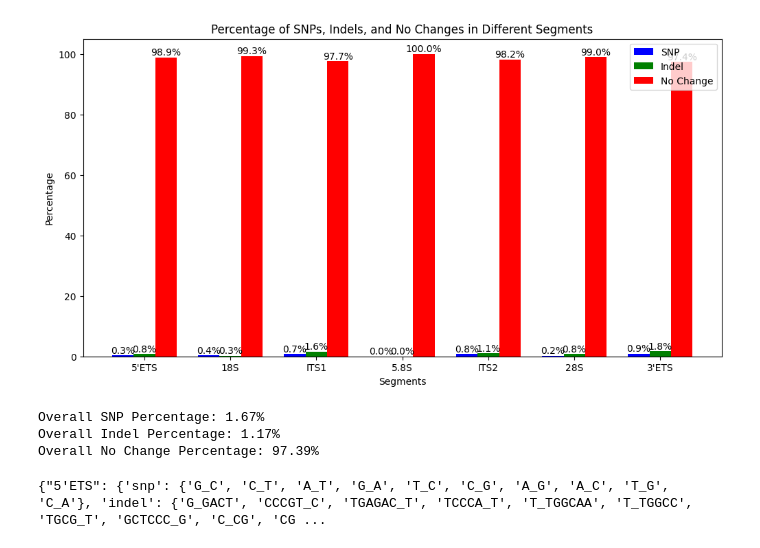
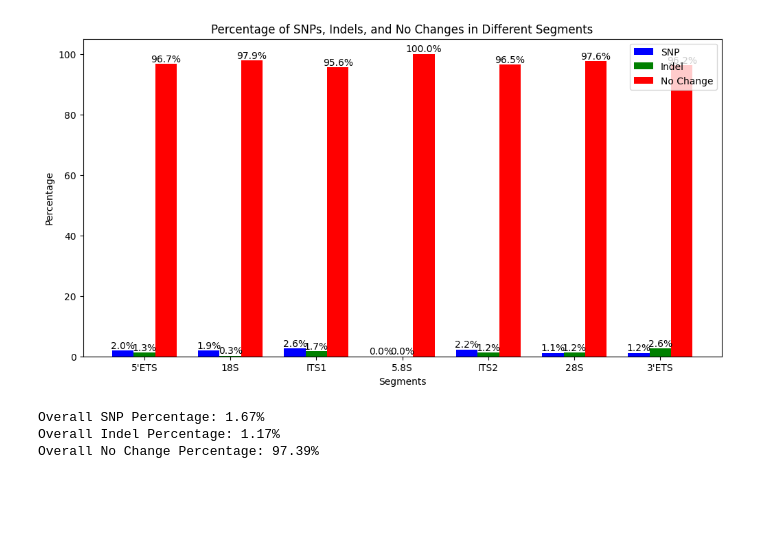
Before and after one commit to chowfi/Human-rDNA, a Jupyter notebook: notebooks/snp_indel_nochange_analysis.ipynb, the cells around one changed output. Saved outputs shown, nothing was run; the diff lists cells and outputs as text; code cells hidden in the pictures; blank space fills up the shorter version.

Commit message:
update to only count unique combinations in position_data, not segment_data

```diff
--- a/notebooks/snp_indel_nochange_analysis.ipynb
+++ b/notebooks/snp_indel_nochange_analysis.ipynb
@@ -15,6 +15,7 @@ all_positions = [
     [12970, 13314, "3'ETS"]
 ]
 
+# Initialize dictionaries to store counts of unique SNPs, indels, and no changes
 position_data = {i: {'snp': set(), 'indel': set(), 'no_change': 0} for i in range(1, 13315)}
 
 # Function to parse VCF files and classify SNPs and indels
@@ -39,29 +40,31 @@ def parse_vcf(file):
     for pos in no_change_positions:
         position_data[pos]['no_change'] += 1
 
+# Process each VCF file in the directory
 vcf_files = glob.glob(vcf_directory + '*.vcf')
 for vcf_file in vcf_files:
     parse_vcf(vcf_file)
 
-segment_data = {label: {'snp': set(), 'indel': set(), 'no_change': 0} for _, _, label in all_positions}
+# Prepare data for each segment
+segment_data = {label: {'snp': 0, 'indel': 0, 'no_change': 0} for _, _, label in all_positions}
 
 # Count occurrences for each segment
 for pos in range(1, 13315):
     for start, end, label in all_positions:
         if start <= pos <= end:
-            segment_data[label]['snp'].update(position_data[pos]['snp'])
-            segment_data[label]['indel'].update(position_data[pos]['indel'])
+            segment_data[label]['snp'] += len(position_data[pos]['snp'])
+            segment_data[label]['indel'] += len(position_data[pos]['indel'])
             segment_data[label]['no_change'] += position_data[pos]['no_change']
 
 # Calculate percentages for each segment
 segment_percentages = {}
 for label in segment_data:
-    total_count = (len(segment_data[label]['snp']) +
-                   len(segment_data[label]['indel']) +
+    total_count = (segment_data[label]['snp'] +
+                   segment_data[label]['indel'] +
                    segment_data[label]['no_change'])
     if total_count > 0:
-        snp_percentage = (len(segment_data[label]['snp']) / total_count) * 100
-        indel_percentage = (len(segment_data[label]['indel']) / total_count) * 100
+        snp_percentage = (segment_data[label]['snp'] / total_count) * 100
+        indel_percentage = (segment_data[label]['indel'] / total_count) * 100
         no_change_percentage = (segment_data[label]['no_change'] / total_count) * 100
     else:
         snp_percentage = indel_percentage = no_change_percentage = 0
@@ -72,6 +75,7 @@ for label in segment_data:
         'no_change': no_change_percentage
     }
 
+# Prepare data for histogram
 segments = list(segment_percentages.keys())
 snp_percentages = [segment_percentages[seg]['snp'] for seg in segments]
 indel_percentages = [segment_percentages[seg]['indel'] for seg in segments]
@@ -79,54 +83,49 @@ no_change_percentages = [segment_percentages[seg]['no_change'] for seg in segmen
 
 # Plotting the histogram
 bar_width = 0.25
 x = range(len(segments))
 
 plt.figure(figsize=(12, 6))
 
 bars1 = plt.bar(x, snp_percentages, color='b', width=bar_width, label='SNP')
 bars2 = plt.bar([p + bar_width for p in x], indel_percentages, color='g', width=bar_width, label='Indel')
 bars3 = plt.bar([p + bar_width * 2 for p in x], no_change_percentages, color='r', width=bar_width, label='No Change')
 
 plt.xlabel('Segments')
 plt.ylabel('Percentage')
 plt.title('Percentage of SNPs, Indels, and No Changes in Different Segments')
 plt.xticks([p + bar_width for p in x], segments)
 
 plt.legend()
 
 # Adding percentage labels
 def add_labels(bars):
     for bar in bars:
         height = bar.get_height()
         plt.text(bar.get_x() + bar.get_width() / 2.0, height, f'{height:.1f}%', ha='center', va='bottom')
 
 add_labels(bars1)
 add_labels(bars2)
 add_labels(bars3)
 
 plt.show()
+
+# Calculate overall percentages across the entire dataset
+total_snp = sum(len(position_data[pos]['snp']) for pos in range(1, 13315))
+total_indel = sum(len(position_data[pos]['indel']) for pos in range(1, 13315))
+total_no_change = sum(position_data[pos]['no_change'] for pos in range(1, 13315))
+total_positions = 13314
+
+overall_snp_percentage = (total_snp / total_positions) * 100
+overall_indel_percentage = (total_indel / total_positions) * 100
+overall_no_change_percentage = (total_no_change / total_positions) * 100
+
+# Print overall percentages
+print(f"Overall SNP Percentage: {overall_snp_percentage:.2f}%")
+print(f"Overall Indel Percentage: {overall_indel_percentage:.2f}%")
+print(f"Overall No Change Percentage: {overall_no_change_percentage:.2f}%")
 # %% [output]
-[figure, old version]
+[figure, new version]
+Overall SNP Percentage: 1.67%
+Overall Indel Percentage: 1.17%
+Overall No Change Percentage: 97.39%
-# %%
-# Calculate overall percentages across the entire dataset
-total_snp = sum(len(position_data[pos]['snp']) for pos in range(1, 13315))
-total_indel = sum(len(position_data[pos]['indel']) for pos in range(1, 13315))
-total_no_change = sum(position_data[pos]['no_change'] for pos in range(1, 13315))
-total_positions = 13314
-
-overall_snp_percentage = (total_snp / total_positions) * 100
-overall_indel_percentage = (total_indel / total_positions) * 100
-overall_no_change_percentage = (total_no_change / total_positions) * 100
-
-# Print overall percentages
-print(f"Overall SNP Percentage: {overall_snp_percentage:.2f}%")
-print(f"Overall Indel Percentage: {overall_indel_percentage:.2f}%")
-print(f"Overall No Change Percentage: {overall_no_change_percentage:.2f}%")
-# %% [output]
-Overall SNP Percentage: 1.67%
-Overall Indel Percentage: 1.17%
-Overall No Change Percentage: 97.39%
-# %%
-print(segment_data)
-# %% [output]
-{"5'ETS": {'snp': {'G_C', 'C_T', 'A_T', 'G_A', 'T_C', 'C_G', 'A_G', 'A_C', 'T_G', 'C_A'}, 'indel': {'G_GACT', 'CCCGT_C', 'TGAGAC_T', 'TCCCA_T', 'T_TGGCAA', 'T_TGGCC', 'TGCG_T', 'GCTCCC_G', 'C_CG', 'CG ...
```
Also changed, not shown: parts of 1 cell of this notebook.
